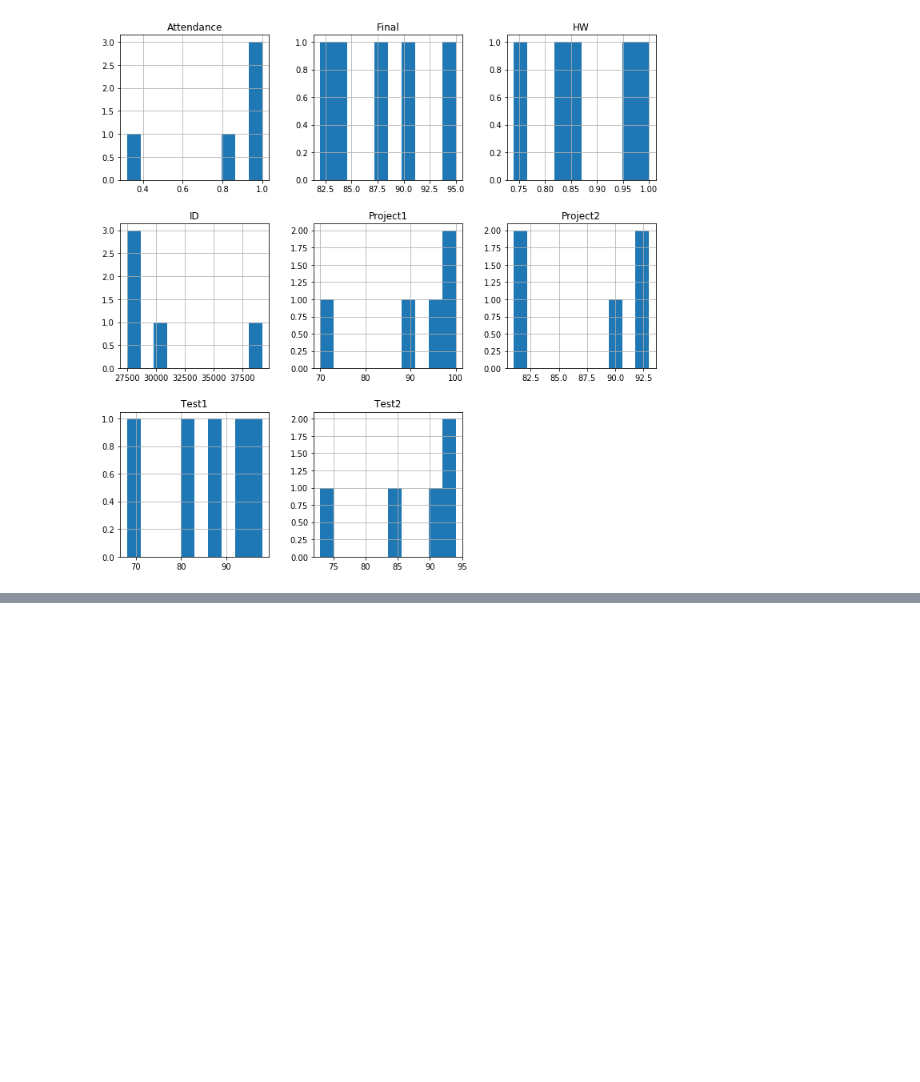
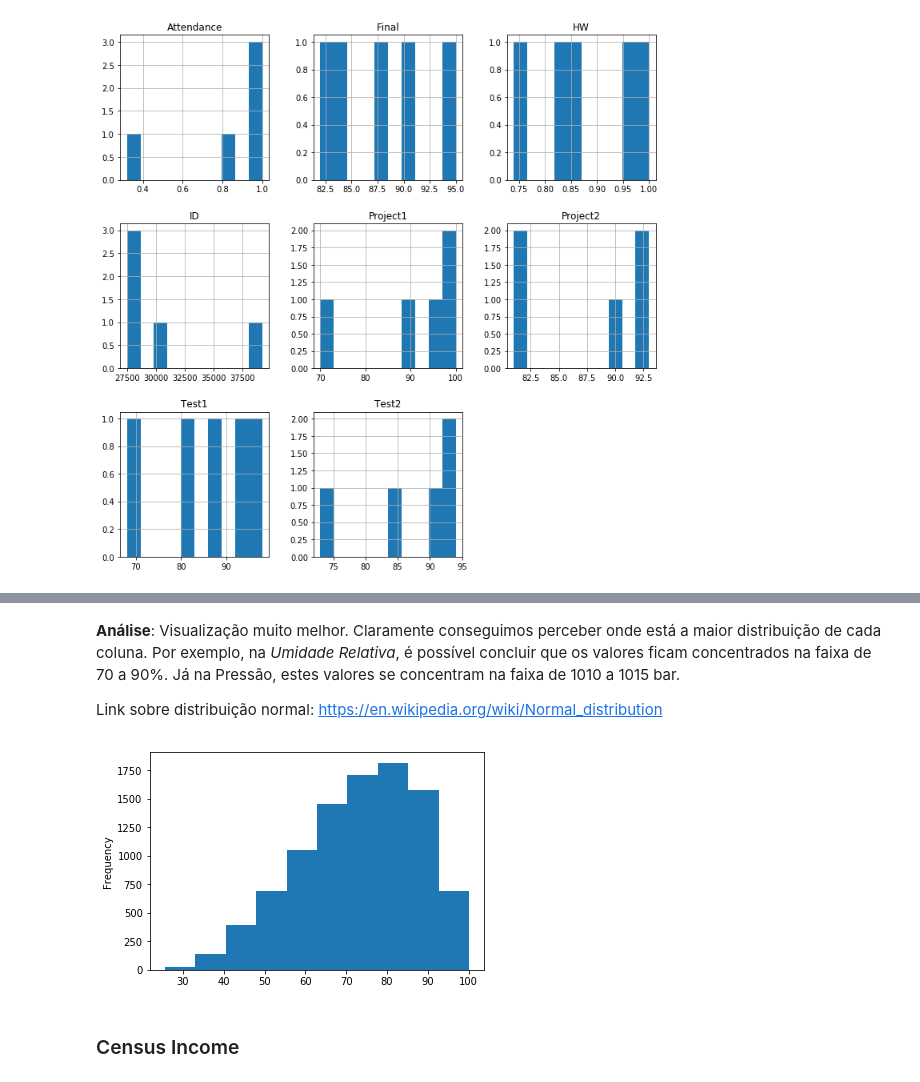
Before and after one commit to RobertoDelamora/data-science-academy, a Jupyter notebook: udacity/fundamentos-data-scientist-I/definitive-toolkit/Pandas_Tutorial.ipynb, the cells around one changed output, grey strips where cells are left out. Cells and saved outputs as stored; diff of their text form; code cells hidden in the pictures; blank space fills up the shorter version.

```diff
--- a/udacity/fundamentos-data-scientist-I/definitive-toolkit/Pandas_Tutorial.ipynb
+++ b/udacity/fundamentos-data-scientist-I/definitive-toolkit/Pandas_Tutorial.ipynb
@@ -1770,0 +1880,11 @@ df_student.hist(figsize=(12,12));
+# %% [markdown]
+<b>Análise</b>: Visualização muito melhor. Claramente conseguimos perceber onde está a maior distribuição de cada coluna. Por exemplo, na _Umidade Relativa_, é possível concluir que os valores ficam concentrados na faixa de 70 a 90%. Já na Pressão, estes valores se concentram na faixa de 1010 a 1015 bar.
+
+Link sobre distribuição normal: https://en.wikipedia.org/wiki/Normal_distribution
+# %%
+# Também é possível chamar histogramas em colunas específicas e de uma outra forma
+df_pp['RH'].plot(kind='hist');
+# %% [output]
+[figure, added]
+# %% [markdown]
+### Census Income
```
Also changed, not shown: parts of 103 cells of this notebook, 43 other files.
